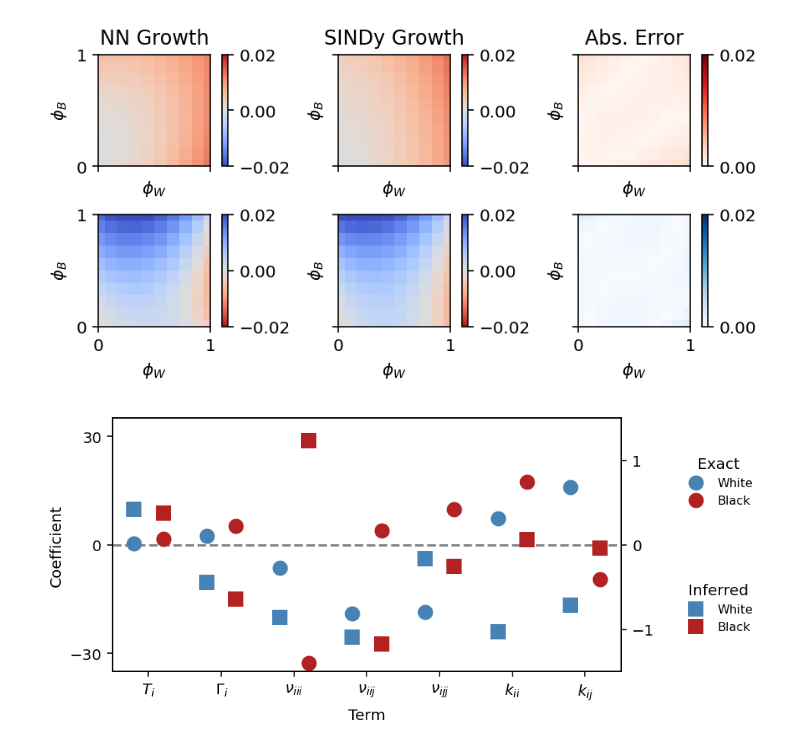
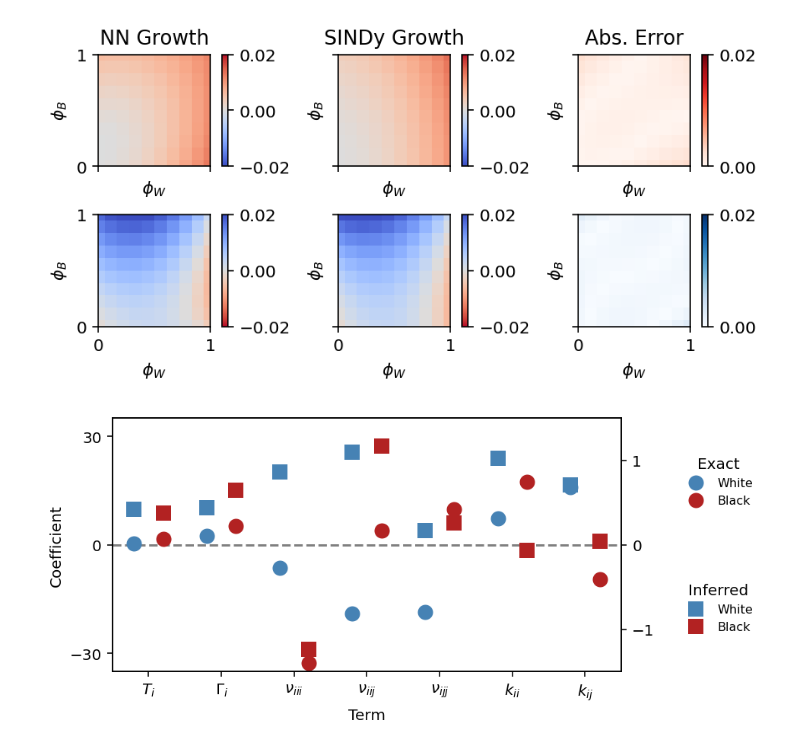
Before and after one commit to jcolen/sociohydro, a Jupyter notebook: param_inference/HybridInferenceTesting.ipynb, the cells around one changed output. Saved outputs shown, nothing was run; the diff lists cells and outputs as text; code cells hidden in the pictures.

```diff
--- a/param_inference/HybridInferenceTesting.ipynb
+++ b/param_inference/HybridInferenceTesting.ipynb
@@ -323,14 +340,16 @@ with torch.no_grad():
 # Put everything into a dataframe
 W_df = pd.DataFrame({
     'term':  ['$T_i$', '$\Gamma_i$', r'$\nu_{iii}$', r'$\nu_{iij}$', r'$\nu_{ijj}$', '$k_{ii}$', '$k_{ij}$'],
-    'coef': coefs[0, [0, 6, 3, 4, 5, 1, 2]],
+    'coef': -coefs[0, [0, 6, 3, 4, 5, 1, 2]],
 })
+W_df.loc[0, 'coef'] *= -1
 W_df['target'] = 'White'
 
 B_df = pd.DataFrame({
     'term':  ['$T_i$', '$\Gamma_i$', r'$\nu_{iii}$', r'$\nu_{iij}$', r'$\nu_{ijj}$', '$k_{ii}$', '$k_{ij}$'],
-    'coef': coefs[1, [0, 6, 3, 4, 5, 1, 2]],
+    'coef': -coefs[1, [0, 6, 3, 4, 5, 1, 2]],
 })
+B_df.loc[0, 'coef'] *= -1
 B_df['target'] = 'Black'
 
 ml_df = pd.concat([W_df, B_df])
@@ -344,31 +363,31 @@ sns.stripplot(
     x='term',
     y='coef',
     hue='target',
     palette=['steelblue', 'firebrick'],
     dodge=True,
     s=10, marker='o',
     ax=ax,
 )
 sns.move_legend(ax, loc='center left', bbox_to_anchor=[1.1, 0.75],
                 framealpha=0., title='Exact', fontsize=8)
 
 ax2 = ax.twinx()
 sns.stripplot(
     data=ml_df,
     x='term',
     y='coef',
     hue='target',
     palette=['steelblue', 'firebrick'],
     dodge=True,
     s=10, marker='s',
     ax=ax2,
 )
 sns.move_legend(ax2, loc='center left', bbox_to_anchor=[1.1, 0.25],
                 framealpha=0., title='Inferred', fontsize=8)
 
 
 ax.axhline(0, color='grey', linestyle='--', zorder=-1)
 ax.set(ylim=[-35, 35], yticks=[-30, 0, 30], ylabel='Coefficient', xlabel='Term')
 ax2.set(ylim=[-1.5, 1.5], yticks=[-1, 0, 1], ylabel=None);
 # %% [output]
-[figure, old version]
+[figure, new version]
```
Also changed, not shown: parts of 3 cells of this notebook, 3 other files.
